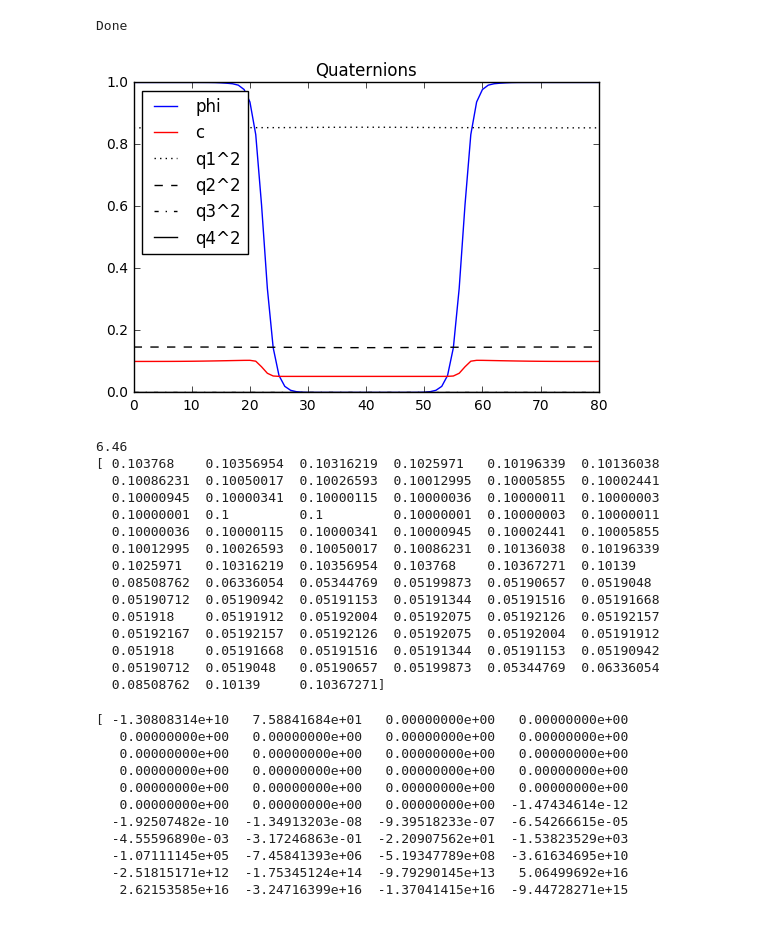
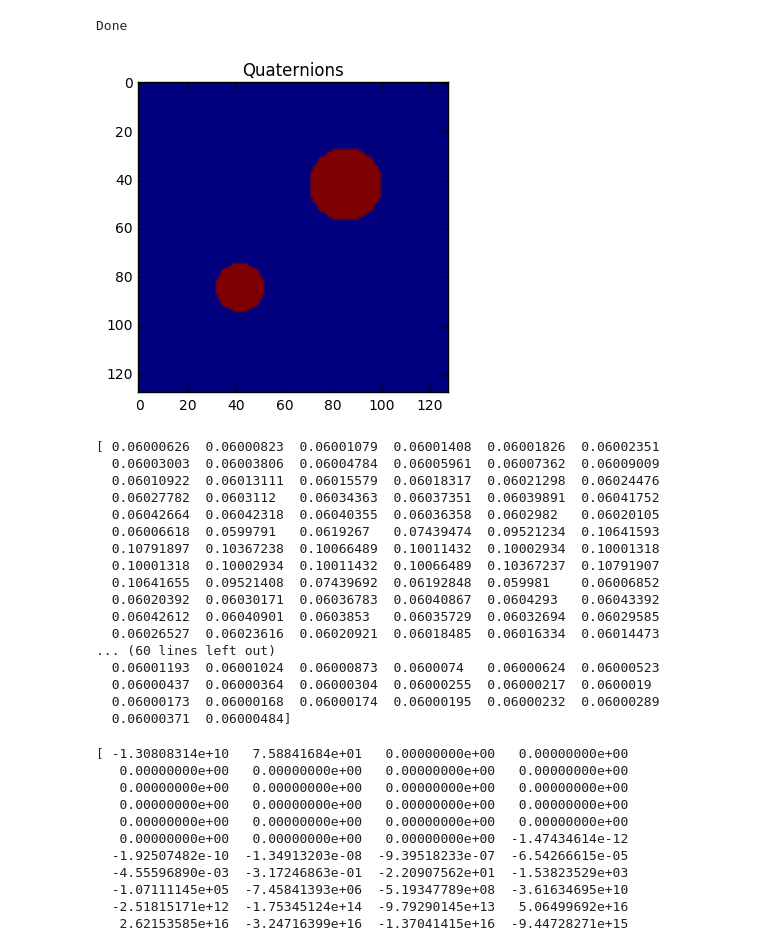
Before and after one commit to AdditiveModeling/SolidificationMicrostructure, a Jupyter notebook: DorrModel/DorrModel.ipynb, the cells around one changed output. Cells and saved outputs as stored; diff of their text form; code cells hidden in the pictures.

```diff
--- a/DorrModel/DorrModel.ipynb
+++ b/DorrModel/DorrModel.ipynb
@@ -297,37 +330,48 @@ Done
 # %%
 # This code block prints the current graph of the interface
 
-plt.rcParams['figure.figsize'] = 6, 4
+#1D
+#plt.rcParams['figure.figsize'] = 6, 4
+#plt.title('Quaternions')
+#plt.plot(reference,phi[40], 'b')
+#plt.plot(reference,c[40], 'r')
+#plt.plot(reference,q1[40]*q1[40],'k:')
+#plt.plot(reference,q2[40]*q2[40],'k--')
+#plt.plot(reference,q3[40]*q3[40],'k-.')
+#plt.plot(reference,q4[40]*q4[40],'k')
+#plt.legend(['phi', 'c', 'q1^2', 'q2^2', 'q3^2', 'q4^2'], loc=2)
+#plt.axis([0, 80, 0.05, 0.11])
+#plt.savefig('graph'+str(step)+'.png')
+
+#2D
+plt.rcParams['figure.figsize'] = 4, 4
 plt.title('Quaternions')
-plt.plot(reference,phi, 'b')
-plt.plot(reference,c, 'r')
-plt.plot(reference,q1*q1,'k:')
-plt.plot(reference,q2*q2,'k--')
-plt.plot(reference,q3*q3,'k-.')
-plt.plot(reference,q4*q4,'k')
-plt.legend(['phi', 'c', 'q1^2', 'q2^2', 'q3^2', 'q4^2'], loc=2)
+plt.imshow(phi)
 plt.savefig('graph'+str(step)+'.png')
 # %% [output]
-[figure, old version]
+[figure, new version]
 # %%
 #This code block prints out the d(phi)/dt array, to see if the interface is stable
 
-print(sum(c))
-print(c)
+print(c[80])
+print(deltac[80])
+print((c+deltac*dt)[80])
 # %% [output]
-6.46
-[ 0.103768    0.10356954  0.10316219  0.1025971   0.10196339  0.10136038
-  0.10086231  0.10050017  0.10026593  0.10012995  0.10005855  0.10002441
-  0.10000945  0.10000341  0.10000115  0.10000036  0.10000011  0.10000003
-  0.10000001  0.1         0.1         0.10000001  0.10000003  0.10000011
-  0.10000036  0.10000115  0.10000341  0.10000945  0.10002441  0.10005855
-  0.10012995  0.10026593  0.10050017  0.10086231  0.10136038  0.10196339
-  0.1025971   0.10316219  0.10356954  0.103768    0.10367271  0.10139
-  0.08508762  0.06336054  0.05344769  0.05199873  0.05190657  0.0519048
-  0.05190712  0.05190942  0.05191153  0.05191344  0.05191516  0.05191668
-  0.051918    0.05191912  0.05192004  0.05192075  0.05192126  0.05192157
-  0.05192167  0.05192157  0.05192126  0.05192075  0.05192004  0.05191912
-  0.051918    0.05191668  0.05191516  0.05191344  0.05191153  0.05190942
-  0.05190712  0.0519048   0.05190657  0.05199873  0.05344769  0.06336054
-  0.08508762  0.10139     0.10367271]
+[ 0.06000626  0.06000823  0.06001079  0.06001408  0.06001826  0.06002351
+  0.06003003  0.06003806  0.06004784  0.06005961  0.06007362  0.06009009
+  0.06010922  0.06013111  0.06015579  0.06018317  0.06021298  0.06024476
+  0.06027782  0.0603112   0.06034363  0.06037351  0.06039891  0.06041752
+  0.06042664  0.06042318  0.06040355  0.06036358  0.0602982   0.06020105
+  0.06006618  0.0599791   0.0619267   0.07439474  0.09521234  0.10641593
+  0.10791897  0.10367238  0.10066489  0.10011432  0.10002934  0.10001318
+  0.10001318  0.10002934  0.10011432  0.10066489  0.10367237  0.10791907
+  0.10641655  0.09521408  0.07439692  0.06192848  0.059981    0.06006852
+  0.06020392  0.06030171  0.06036783  0.06040867  0.0604293   0.06043392
+  0.06042612  0.06040901  0.0603853   0.06035729  0.06032694  0.06029585
+  0.06026527  0.06023616  0.06020921  0.06018485  0.06016334  0.06014473
+... (60 lines left out)
+  0.06001193  0.06001024  0.06000873  0.0600074   0.06000624  0.06000523
+  0.06000437  0.06000364  0.06000304  0.06000255  0.06000217  0.0600019
+  0.06000173  0.06000168  0.06000174  0.06000195  0.06000232  0.06000289
+  0.06000371  0.06000484]
 # %%
```
Also changed, not shown: parts of 4 cells of this notebook.
